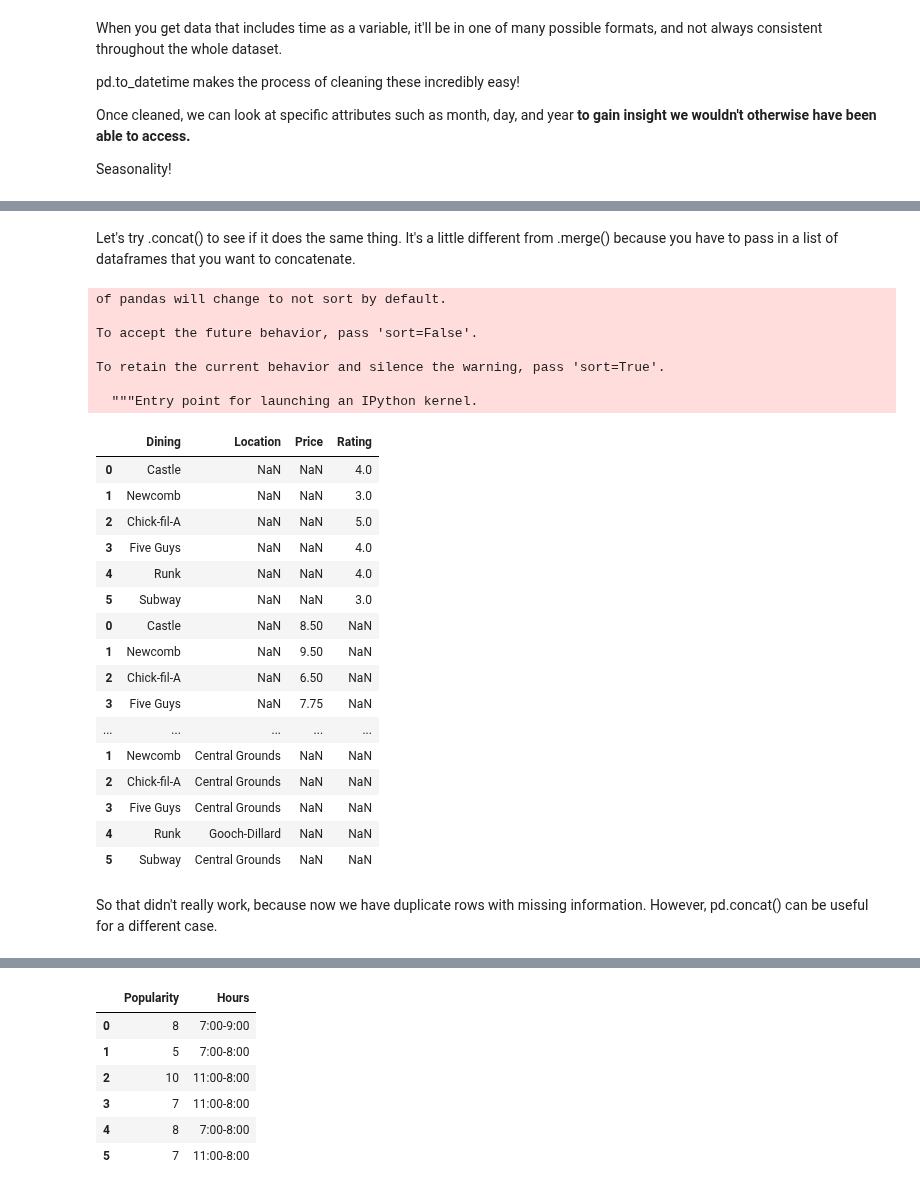
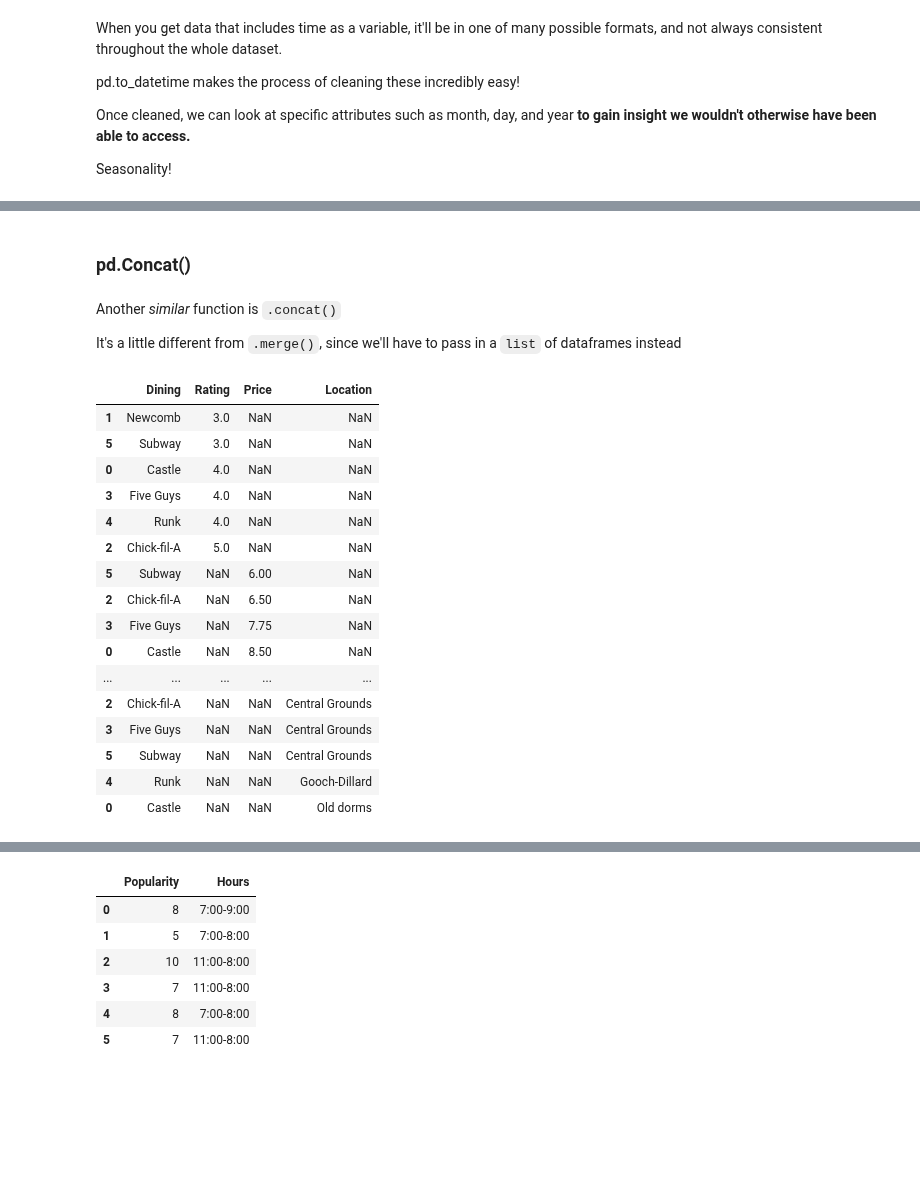
Before and after one commit to ishaandey/node, a Jupyter notebook: week-3/cleaning_key.ipynb, the cells around one changed output, grey strips where cells are left out. Drawn from its saved outputs; the diff is of its cells as text; code cells hidden in the pictures; blank space fills up the shorter version.

```diff
--- a/week-3/cleaning_key.ipynb
+++ b/week-3/cleaning_key.ipynb
@@ -602,5 +589,7 @@ Sometimes you have data from two different sources that you'd like to have in on
 # %%
-df1 = pd.DataFrame({'Dining': ['Castle', 'Newcomb', 'Chick-fil-A', 'Five Guys', 'Runk', 'Subway'], 'Rating': [4, 3, 5, 4, 4, 3]})
-df1
+ratings_df = pd.DataFrame({'Dining': ['Castle', 'Newcomb', 'Chick-fil-A', 'Five Guys', 'Runk', 'Subway'],
+                        'Rating': [4, 3, 5, 4, 4, 3]})
+ratings_df = ratings_df.sort_values(by='Rating')
+ratings_df
 # %% [output]
 |  | Dining | Rating |
@@ -613,5 +602,7 @@ df1
 # %%
-df2 = pd.DataFrame({'Dining': ['Castle', 'Newcomb', 'Chick-fil-A', 'Five Guys', 'Runk', 'Subway'], 'Price': [8.5, 9.5, 6.5, 7.75, 9.5, 6]})
-df2
+prices_df = pd.DataFrame({'Dining': ['Castle', 'Newcomb', 'Chick-fil-A', 'Five Guys', 'Runk', 'Subway'],
+                        'Price': [8.5, 9.5, 6.5, 7.75, 9.5, 6]})
+prices_df = prices_df.sort_values(by='Price')
+prices_df
 # %% [output]
 |  | Dining | Price |
@@ -624,5 +615,7 @@ df2
 # %%
-df3 = pd.DataFrame({'Dining': ['Castle', 'Newcomb', 'Chick-fil-A', 'Five Guys', 'Runk', 'Subway'],'Location': ['Old dorms', 'Central Grounds', 'Central Grounds', 'Central Grounds', 'Gooch-Dillard', 'Central Grounds']})
-df3
+locations_df = pd.DataFrame({'Dining': ['Castle', 'Newcomb', 'Chick-fil-A', 'Five Guys', 'Runk', 'Subway'],
+                            'Location': ['Old dorms', 'Central Grounds', 'Central Grounds', 'Central Grounds', 'Gooch-Dillard', 'Central Grounds']})
+locations_df = locations_df.sort_values(by='Location')
+locations_df
 # %% [output]
 |  | Dining | Location |
@@ -659,31 +710,27 @@ final_merged
+# %% [markdown]
+### pd.Concat()
 # %% [markdown]
-Let's try .concat() to see if it does the same thing. It's a little different from .merge() because you have to pass in a list of dataframes that you want to concatenate.
+Another *similar* function is `.concat()`
+
+It's a little different from `.merge()`, since we'll have to pass in a `list` of dataframes instead
 # %%
-pd.concat([df1, df2, df3])
+df = pd.concat([df1, df2, df3])
+df
 # %% [output]
-of pandas will change to not sort by default.
-
-To accept the future behavior, pass 'sort=False'.
-
-To retain the current behavior and silence the warning, pass 'sort=True'.
-
-  """Entry point for launching an IPython kernel.
-|  | Dining | Location | Price | Rating |
-| 0 | Castle | NaN | NaN | 4.0 |
-| 1 | Newcomb | NaN | NaN | 3.0 |
-| 2 | Chick-fil-A | NaN | NaN | 5.0 |
-| 3 | Five Guys | NaN | NaN | 4.0 |
-| 4 | Runk | NaN | NaN | 4.0 |
-| 5 | Subway | NaN | NaN | 3.0 |
-| 0 | Castle | NaN | 8.50 | NaN |
-| 1 | Newcomb | NaN | 9.50 | NaN |
+|  | Dining | Rating | Price | Location |
+| 1 | Newcomb | 3.0 | NaN | NaN |
+| 5 | Subway | 3.0 | NaN | NaN |
+| 0 | Castle | 4.0 | NaN | NaN |
+| 3 | Five Guys | 4.0 | NaN | NaN |
+| 4 | Runk | 4.0 | NaN | NaN |
+| 2 | Chick-fil-A | 5.0 | NaN | NaN |
+| 5 | Subway | NaN | 6.00 | NaN |
 | 2 | Chick-fil-A | NaN | 6.50 | NaN |
 | 3 | Five Guys | NaN | 7.75 | NaN |
+| 0 | Castle | NaN | 8.50 | NaN |
 | ... | ... | ... | ... | ... |
-| 1 | Newcomb | Central Grounds | NaN | NaN |
-| 2 | Chick-fil-A | Central Grounds | NaN | NaN |
-| 3 | Five Guys | Central Grounds | NaN | NaN |
-| 4 | Runk | Gooch-Dillard | NaN | NaN |
-| 5 | Subway | Central Grounds | NaN | NaN |
+| 2 | Chick-fil-A | NaN | NaN | Central Grounds |
+| 3 | Five Guys | NaN | NaN | Central Grounds |
+| 5 | Subway | NaN | NaN | Central Grounds |
+| 4 | Runk | NaN | NaN | Gooch-Dillard |
+| 0 | Castle | NaN | NaN | Old dorms |
-# %% [markdown]
-So that didn't really work, because now we have duplicate rows with missing information. However, pd.concat() can be useful for a different case.
```
Also changed, not shown: parts of 159 cells of this notebook.
